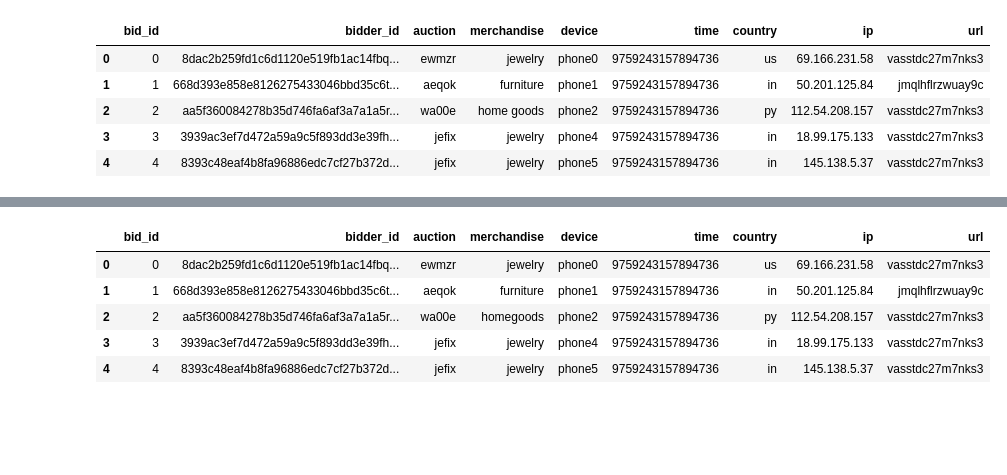
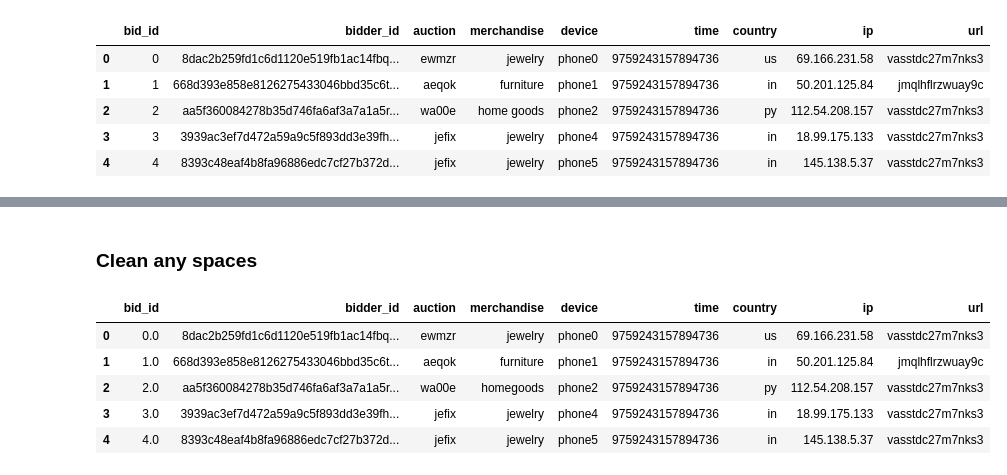
Before and after one commit to Marwan-Takrouri/Human-or-Robot-Facebook-Kaggle, a Jupyter notebook: Data_Cleaning.ipynb, the cells around one changed output, grey strips where cells are left out. Cells and saved outputs as stored; diff of their text form; code cells hidden in the pictures; blank space fills up the shorter version.

```diff
--- a/Data_Cleaning.ipynb
+++ b/Data_Cleaning.ipynb
@@ -37,0 +77,17 @@ dtype: bool
+# %%
+country = []
+with geoip2.database.Reader('GeoLite2-City.mmdb') as reader:
+  for ip in ip_df["ip"]:
+    try:
+      response = reader.city(ip)
+      country.append(response.country.iso_code)
+    except (AddressNotFoundError, ValueError):
+      response=None
+      country.append("missing")
+# %%
+# Add country info to ip_df
+ip_df["country"] = country
+# Since the ISO 3166-1 alpha-2 codes are all capital, need to convert to lowercase to fit the original dataset
+ip_df["country"] = ip_df["country"].str.lower()
+print(ip_df.shape)
+ip_df.head()
@@ -37,0 +119,2 @@ dtype: bool
+# %%
+ip_df.fillna("missing", inplace=True)
@@ -37,0 +133,6 @@ dtype: bool
+# %%
+# Replace the missing country value with ip_df
+bids_cleaned = data_df.copy()
+bids_cleaned.update(ip_df)
+print(bids_cleaned.shape)
+bids_cleaned.head()
@@ -38,13 +161,15 @@ dtype: bool
+# %% [markdown]
+### Clean any spaces
 # %%
 # Remove any spaces
-data_df = data_df.replace({' ': ''}, regex = True)
-data_df.head()
+final_cleaned_df = bids_cleaned.replace({' ': ''}, regex = True)
+final_cleaned_df.head()
 # %% [output]
 |  | bid_id | bidder_id | auction | merchandise | device | time | country | ip | url |
-| 0 | 0 | 8dac2b259fd1c6d1120e519fb1ac14fbq... | ewmzr | jewelry | phone0 | 9759243157894736 | us | 69.166.231.58 | vasstdc27m7nks3 |
-| 1 | 1 | 668d393e858e8126275433046bbd35c6t... | aeqok | furniture | phone1 | 9759243157894736 | in | 50.201.125.84 | jmqlhflrzwuay9c |
-| 2 | 2 | aa5f360084278b35d746fa6af3a7a1a5r... | wa00e | homegoods | phone2 | 9759243157894736 | py | 112.54.208.157 | vasstdc27m7nks3 |
-| 3 | 3 | 3939ac3ef7d472a59a9c5f893dd3e39fh... | jefix | jewelry | phone4 | 9759243157894736 | in | 18.99.175.133 | vasstdc27m7nks3 |
-| 4 | 4 | 8393c48eaf4b8fa96886edc7cf27b372d... | jefix | jewelry | phone5 | 9759243157894736 | in | 145.138.5.37 | vasstdc27m7nks3 |
+| 0 | 0.0 | 8dac2b259fd1c6d1120e519fb1ac14fbq... | ewmzr | jewelry | phone0 | 9759243157894736 | us | 69.166.231.58 | vasstdc27m7nks3 |
+| 1 | 1.0 | 668d393e858e8126275433046bbd35c6t... | aeqok | furniture | phone1 | 9759243157894736 | in | 50.201.125.84 | jmqlhflrzwuay9c |
+| 2 | 2.0 | aa5f360084278b35d746fa6af3a7a1a5r... | wa00e | homegoods | phone2 | 9759243157894736 | py | 112.54.208.157 | vasstdc27m7nks3 |
+| 3 | 3.0 | 3939ac3ef7d472a59a9c5f893dd3e39fh... | jefix | jewelry | phone4 | 9759243157894736 | in | 18.99.175.133 | vasstdc27m7nks3 |
+| 4 | 4.0 | 8393c48eaf4b8fa96886edc7cf27b372d... | jefix | jewelry | phone5 | 9759243157894736 | in | 145.138.5.37 | vasstdc27m7nks3 |
 # %%
 # Save the cleaned data
```
Also changed, not shown: parts of 17 cells of this notebook.
